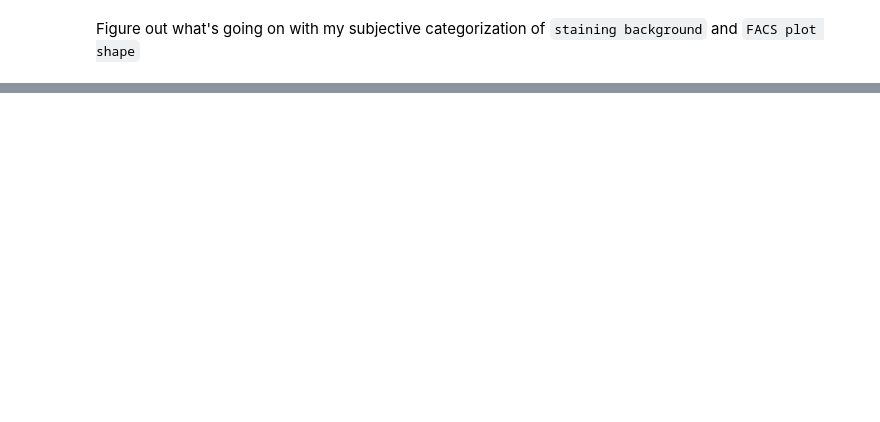
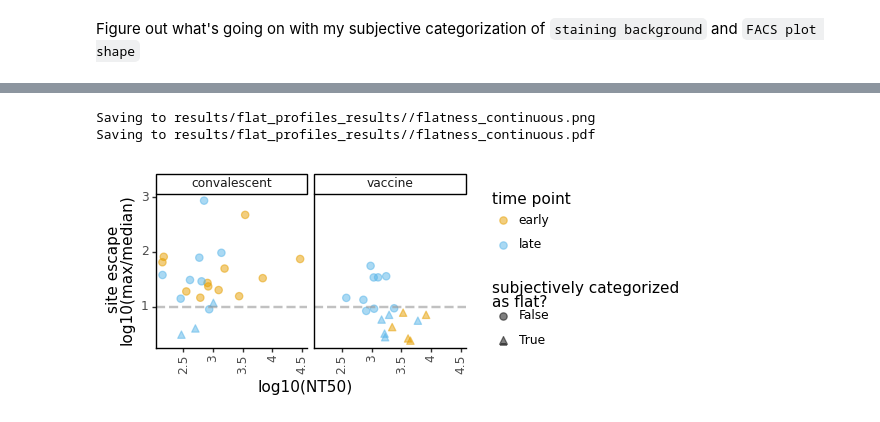
Before and after one commit to jbloomlab/SARS-CoV-2-RBD_MAP_Moderna, a Jupyter notebook: experimental_data/flat_profiles.ipynb, the cells around one changed output, grey strips where cells are left out. Saved outputs shown, nothing was run; the diff lists cells and outputs as text; code cells hidden in the pictures; blank space fills up the shorter version.

```diff
--- a/experimental_data/flat_profiles.ipynb
+++ b/experimental_data/flat_profiles.ipynb
@@ -355,3 +376,29 @@ display(SVG(final_svg))
+# %%
+p = (ggplot(metadata_escape) +
+     aes('log10_NT50', 'max_over_median_log10', color='time_category', shape='subjectively_flat') +
+     geom_jitter(size=2.5, alpha=0.5, width=0, height=0, random_state=0) +
+     theme_classic() +
+     theme(axis_text_x=element_text(angle=90),
+           figure_size=(4,2),
+          )+
+     geom_hline(yintercept=1, linetype='dashed', size=1,alpha=0.6, color=CBPALETTE[0])+
+     xlab('log10(NT50)')+
+     ylab('site escape\nlog10(max/median)')+
+     facet_wrap('~sample_type')+
+     scale_color_manual(values=CBPALETTE[1:], name='time point')+
+     scale_shape_manual(values=CBMARKERS, name='subjectively categorized\nas flat?')
+    )
+
+_ = p.draw()
+
+for filetype in ['png', 'pdf']:
+    plotfile = f'{resultsdir}/flatness_continuous.{filetype}'
+    print(f"Saving to {plotfile}")
+    p.save(plotfile, verbose=False)
+# %% [output]
+Saving to results/flat_profiles_results//flatness_continuous.png
+Saving to results/flat_profiles_results//flatness_continuous.pdf
+[figure, added]
 # %%
 !jupyter nbconvert flat_profiles.ipynb --to HTML
 # %% [output]
```
Also changed, not shown: parts of 16 cells of this notebook, 19 other files.
